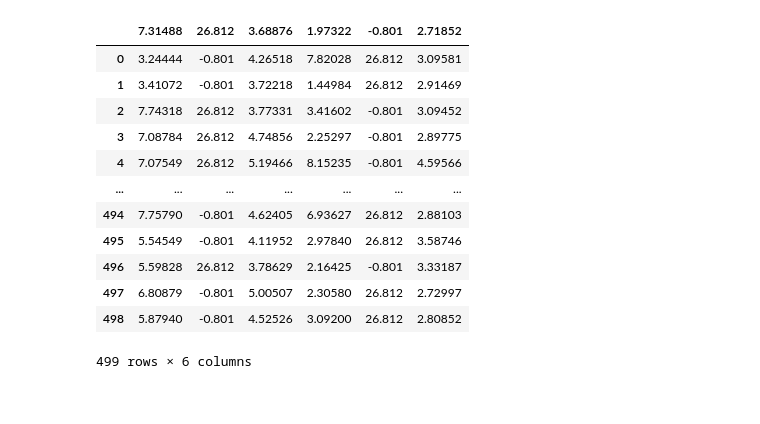
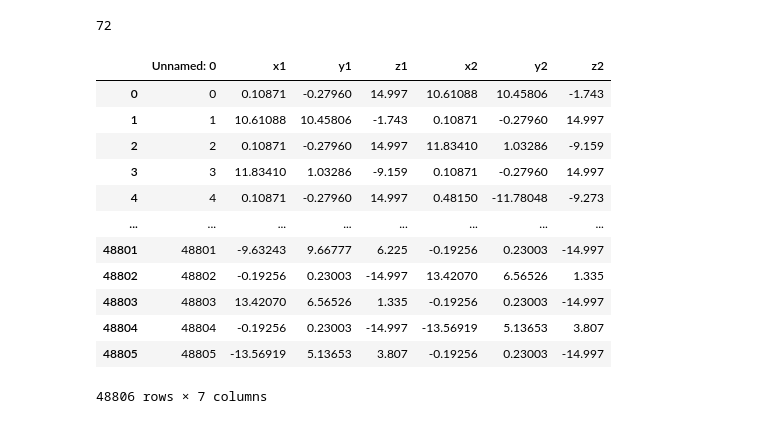
Before and after one commit to mawerid/muon_NN_NEVOD, a Jupyter notebook: src/handle_raw_data.ipynb, the cells around one changed output. Cells and saved outputs as stored; diff of their text form; code cells hidden in the pictures.

```diff
--- a/src/handle_raw_data.ipynb
+++ b/src/handle_raw_data.ipynb
@@ -57 +185,5 @@ df
+# %%
+y_true.duplicated().sum()
+# %% [output]
+72
 # %%
@@ -78,17 +191,16 @@ inp.close()
 # %%
-df = pd.read_csv("../data/dataset_02/answer.csv")
-df
+pd.read_csv("../data/dataset_02/answer.csv")
 # %% [output]
-|  | 7.31488 | 26.812 | 3.68876 | 1.97322 | -0.801 | 2.71852 |
-| 0 | 3.24444 | -0.801 | 4.26518 | 7.82028 | 26.812 | 3.09581 |
-| 1 | 3.41072 | -0.801 | 3.72218 | 1.44984 | 26.812 | 2.91469 |
-| 2 | 7.74318 | 26.812 | 3.77331 | 3.41602 | -0.801 | 3.09452 |
-| 3 | 7.08784 | 26.812 | 4.74856 | 2.25297 | -0.801 | 2.89775 |
-| 4 | 7.07549 | 26.812 | 5.19466 | 8.15235 | -0.801 | 4.59566 |
-| ... | ... | ... | ... | ... | ... | ... |
-| 494 | 7.75790 | -0.801 | 4.62405 | 6.93627 | 26.812 | 2.88103 |
-| 495 | 5.54549 | -0.801 | 4.11952 | 2.97840 | 26.812 | 3.58746 |
-| 496 | 5.59828 | 26.812 | 3.78629 | 2.16425 | -0.801 | 3.33187 |
-| 497 | 6.80879 | -0.801 | 5.00507 | 2.30580 | 26.812 | 2.72997 |
-| 498 | 5.87940 | -0.801 | 4.52526 | 3.09200 | 26.812 | 2.80852 |
+|  | Unnamed: 0 | x1 | y1 | z1 | x2 | y2 | z2 |
+| 0 | 0 | 0.10871 | -0.27960 | 14.997 | 10.61088 | 10.45806 | -1.743 |
+| 1 | 1 | 10.61088 | 10.45806 | -1.743 | 0.10871 | -0.27960 | 14.997 |
+| 2 | 2 | 0.10871 | -0.27960 | 14.997 | 11.83410 | 1.03286 | -9.159 |
+| 3 | 3 | 11.83410 | 1.03286 | -9.159 | 0.10871 | -0.27960 | 14.997 |
+| 4 | 4 | 0.10871 | -0.27960 | 14.997 | 0.48150 | -11.78048 | -9.273 |
+| ... | ... | ... | ... | ... | ... | ... | ... |
+| 48801 | 48801 | -9.63243 | 9.66777 | 6.225 | -0.19256 | 0.23003 | -14.997 |
+| 48802 | 48802 | -0.19256 | 0.23003 | -14.997 | 13.42070 | 6.56526 | 1.335 |
+| 48803 | 48803 | 13.42070 | 6.56526 | 1.335 | -0.19256 | 0.23003 | -14.997 |
+| 48804 | 48804 | -0.19256 | 0.23003 | -14.997 | -13.56919 | 5.13653 | 3.807 |
+| 48805 | 48805 | -13.56919 | 5.13653 | 3.807 | -0.19256 | 0.23003 | -14.997 |
-499 rows × 6 columns
+48806 rows × 7 columns
```
Also changed, not shown: parts of 19 cells of this notebook, 10 other files.
